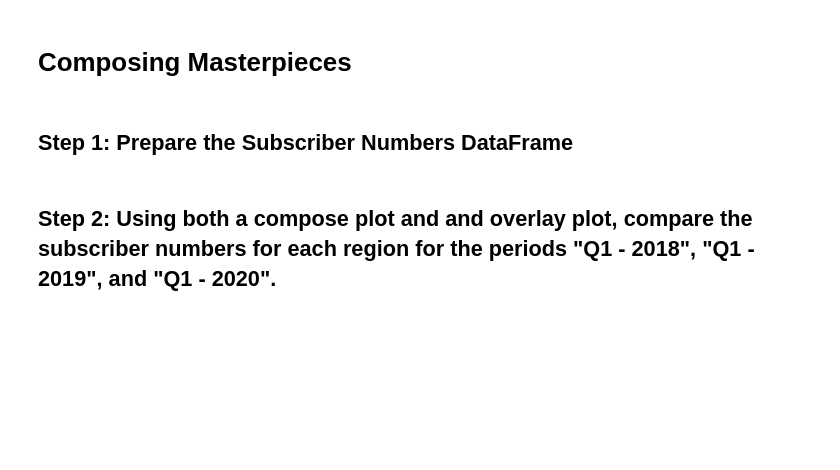
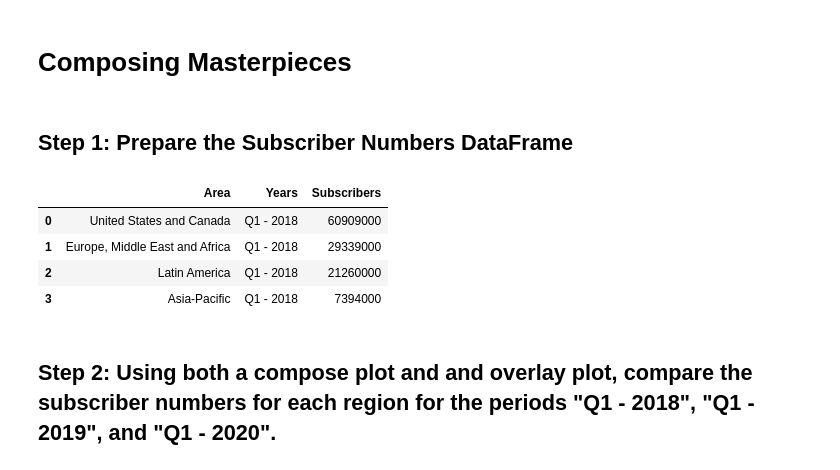
Before and after one commit to apakuki/FinTechBC-ClassActivity, a Jupyter notebook: 6.1/07-Stu_Composing_Masterpieces/Unsolved/composing_masterpieces.ipynb, the cells around one changed output. Saved outputs shown, nothing was run; the diff lists cells and outputs as text; code cells hidden in the pictures; blank space fills up the shorter version.

```diff
--- a/6.1/07-Stu_Composing_Masterpieces/Unsolved/composing_masterpieces.ipynb
+++ b/6.1/07-Stu_Composing_Masterpieces/Unsolved/composing_masterpieces.ipynb
@@ -9,10 +9,19 @@ from pathlib import Path
 ## Step 1: Prepare the Subscriber Numbers DataFrame
 # %%
 # Read subscriber_numbers.csv file into a Pandas DataFrame
-subscribers_df = # YOUR CODE HERE
+csvpath = Path("../Resources/subscriber_numbers.csv")
+subscribers_df = pd.read_csv(csvpath)
 
 # Review the DataFrame
 # YOUR CODE HERE
+Q1_2018_subscribers = subscribers_df[subscribers_df["Years"] == "Q1 - 2018"]
+Q1_2018_subscribers.head()
+# %% [output]
+|  | Area | Years | Subscribers |
+| 0 | United States and Canada | Q1 - 2018 | 60909000 |
+| 1 | Europe, Middle East and Africa | Q1 - 2018 | 29339000 |
+| 2 | Latin America | Q1 - 2018 | 21260000 |
+| 3 | Asia-Pacific | Q1 - 2018 | 7394000 |
 # %% [markdown]
 ## Step 2: Using both a compose plot and and overlay plot, compare the subscriber numbers for each region for the periods "Q1 - 2018", "Q1 - 2019", and "Q1 - 2020".
 # %%
```
Also changed, not shown: parts of 1 cell of this notebook, 1 other file.
